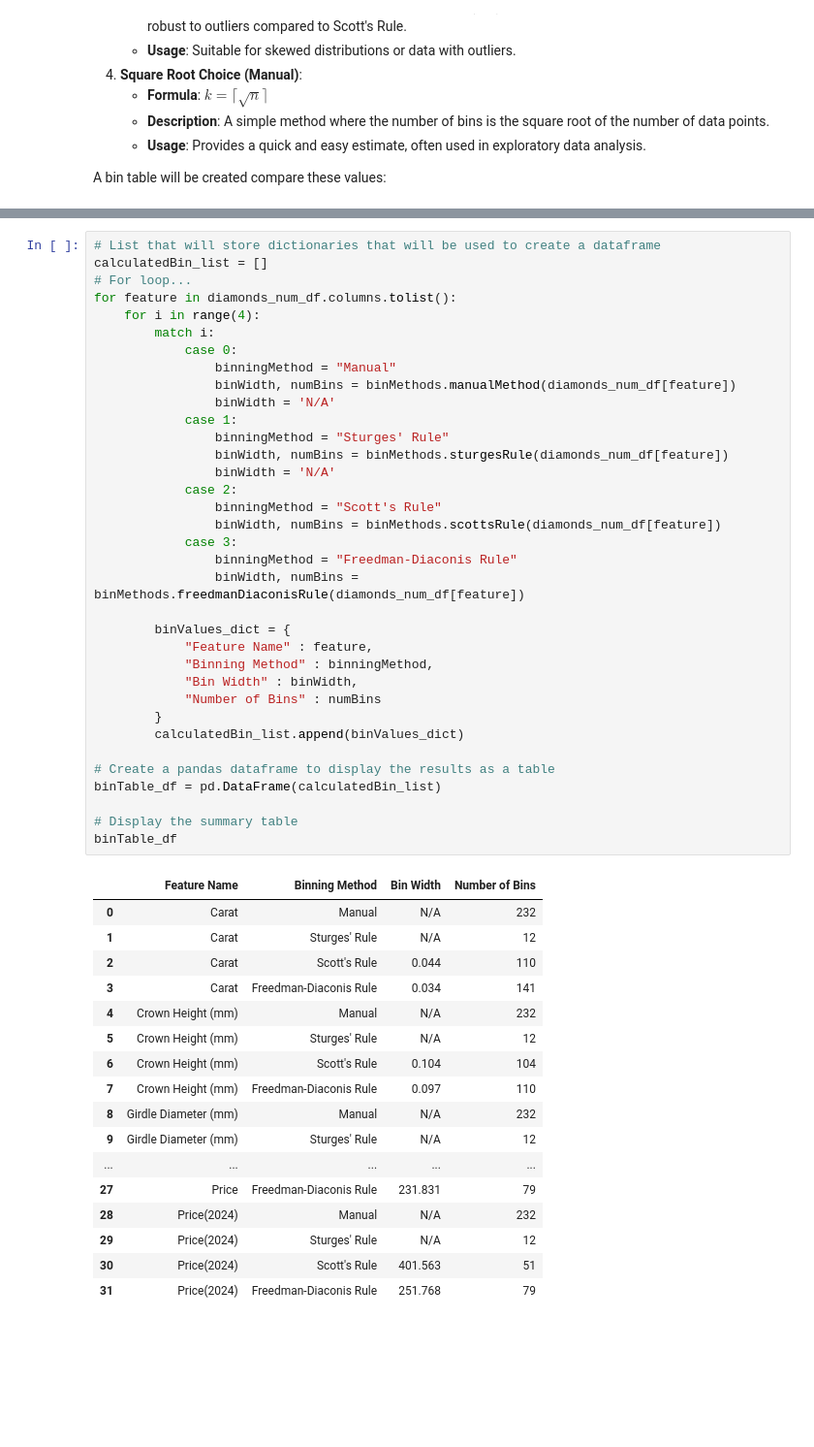
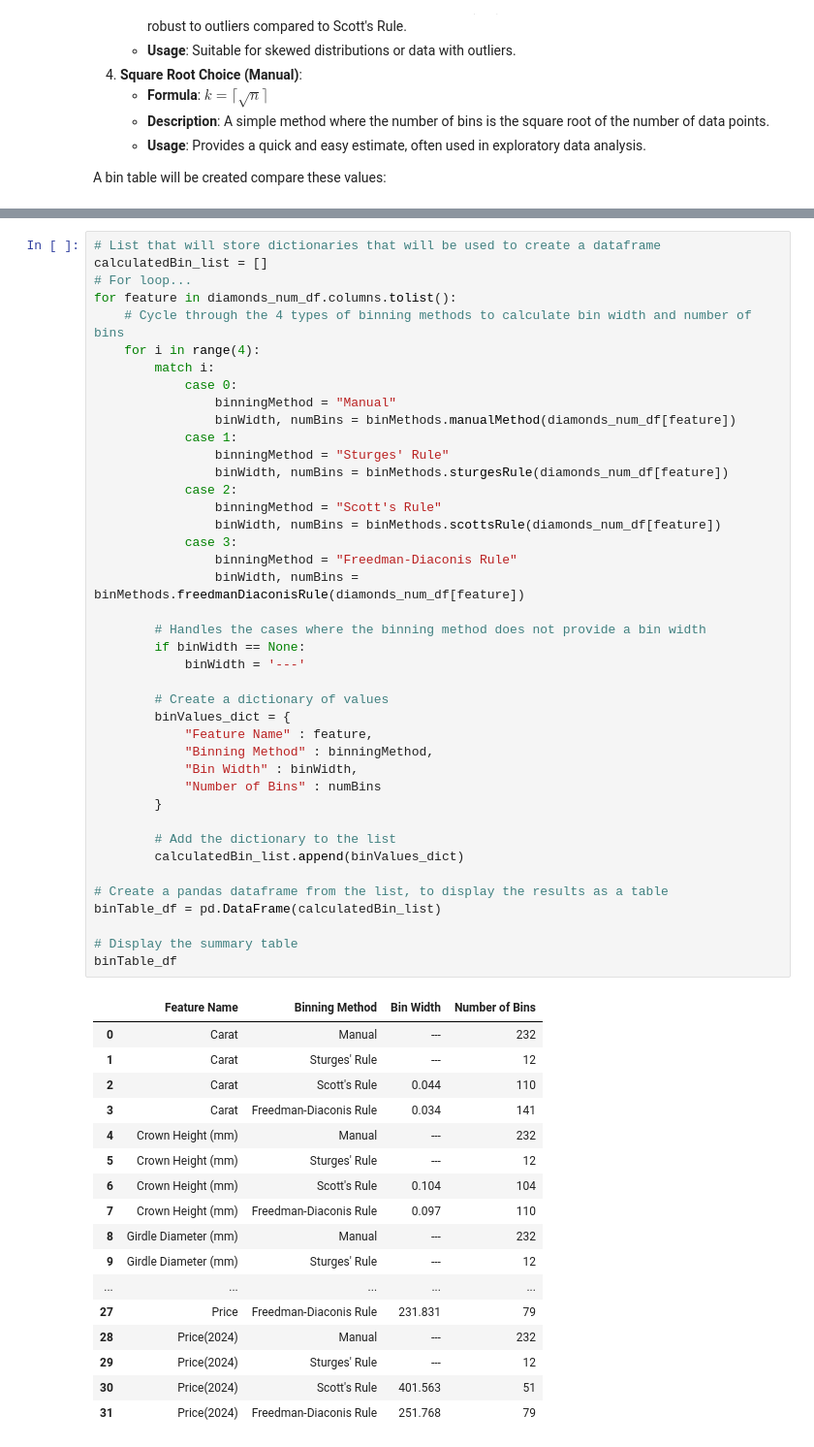
Before and after one commit to iacisme/diamonds, a Jupyter notebook: 01_Notebooks/01-03-DS.ipynb, the cells around one changed output, grey strips where cells are left out. Shown: that part at 97% size. Drawn from its saved outputs; the diff is of its cells as text; blank space fills up the shorter version.

```diff
--- a/01_Notebooks/01-03-DS.ipynb
+++ b/01_Notebooks/01-03-DS.ipynb
@@ -1630,51 +1601,57 @@ A bin table will be created compare these values:
 calculatedBin_list = []
 # For loop...
 for feature in diamonds_num_df.columns.tolist():
+    # Cycle through the 4 types of binning methods to calculate bin width and number of bins
     for i in range(4):
         match i:
             case 0:
                 binningMethod = "Manual"
                 binWidth, numBins = binMethods.manualMethod(diamonds_num_df[feature])
-                binWidth = 'N/A'
             case 1:
                 binningMethod = "Sturges' Rule"
                 binWidth, numBins = binMethods.sturgesRule(diamonds_num_df[feature])
-                binWidth = 'N/A'
             case 2:
                 binningMethod = "Scott's Rule"
                 binWidth, numBins = binMethods.scottsRule(diamonds_num_df[feature])
             case 3:
                 binningMethod = "Freedman-Diaconis Rule"
                 binWidth, numBins = binMethods.freedmanDiaconisRule(diamonds_num_df[feature])
 
+        # Handles the cases where the binning method does not provide a bin width
+        if binWidth == None:
+            binWidth = '---'
+
+        # Create a dictionary of values
         binValues_dict = {
             "Feature Name" : feature,
             "Binning Method" : binningMethod,
             "Bin Width" : binWidth,
             "Number of Bins" : numBins
         }
+
+        # Add the dictionary to the list
         calculatedBin_list.append(binValues_dict)
 
-# Create a pandas dataframe to display the results as a table
+# Create a pandas dataframe from the list, to display the results as a table
 binTable_df = pd.DataFrame(calculatedBin_list)
 
 # Display the summary table
 binTable_df
 # %% [output]
 |  | Feature Name | Binning Method | Bin Width | Number of Bins |
-| 0 | Carat | Manual | N/A | 232 |
-| 1 | Carat | Sturges' Rule | N/A | 12 |
+| 0 | Carat | Manual | --- | 232 |
+| 1 | Carat | Sturges' Rule | --- | 12 |
 | 2 | Carat | Scott's Rule | 0.044 | 110 |
 | 3 | Carat | Freedman-Diaconis Rule | 0.034 | 141 |
-| 4 | Crown Height (mm) | Manual | N/A | 232 |
-| 5 | Crown Height (mm) | Sturges' Rule | N/A | 12 |
+| 4 | Crown Height (mm) | Manual | --- | 232 |
+| 5 | Crown Height (mm) | Sturges' Rule | --- | 12 |
 | 6 | Crown Height (mm) | Scott's Rule | 0.104 | 104 |
 | 7 | Crown Height (mm) | Freedman-Diaconis Rule | 0.097 | 110 |
-| 8 | Girdle Diameter (mm) | Manual | N/A | 232 |
-| 9 | Girdle Diameter (mm) | Sturges' Rule | N/A | 12 |
+| 8 | Girdle Diameter (mm) | Manual | --- | 232 |
+| 9 | Girdle Diameter (mm) | Sturges' Rule | --- | 12 |
 | ... | ... | ... | ... | ... |
 | 27 | Price | Freedman-Diaconis Rule | 231.831 | 79 |
-| 28 | Price(2024) | Manual | N/A | 232 |
-| 29 | Price(2024) | Sturges' Rule | N/A | 12 |
+| 28 | Price(2024) | Manual | --- | 232 |
+| 29 | Price(2024) | Sturges' Rule | --- | 12 |
 | 30 | Price(2024) | Scott's Rule | 401.563 | 51 |
 | 31 | Price(2024) | Freedman-Diaconis Rule | 251.768 | 79 |
```
Also changed, not shown: parts of 13 cells of this notebook.
